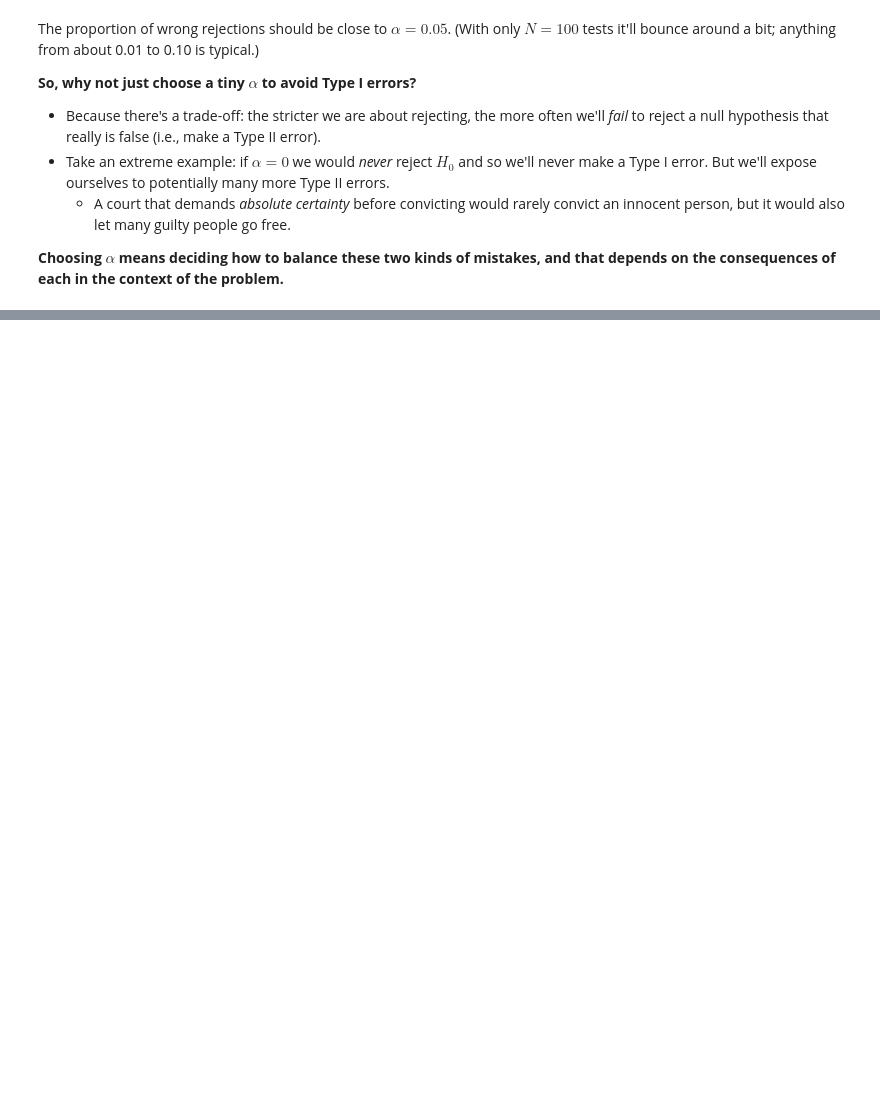
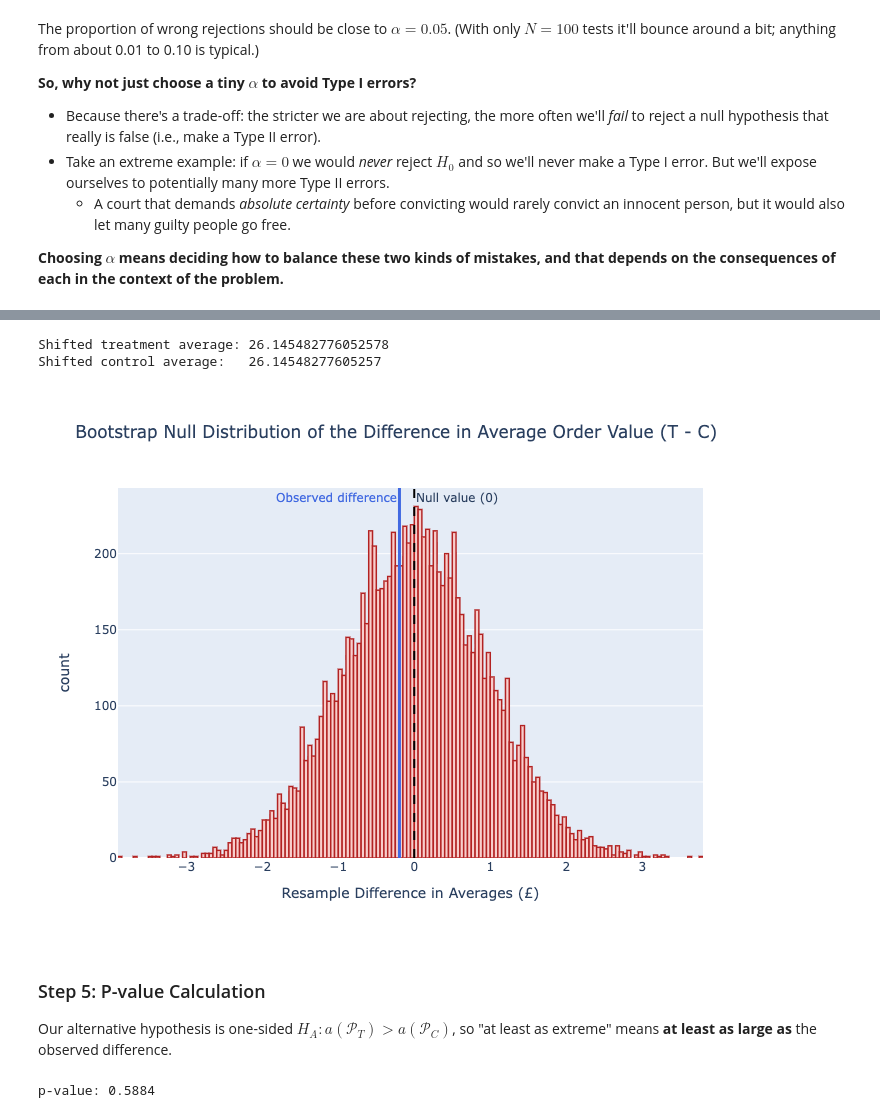
Before and after one commit to ntstevens/DATSC101, a Jupyter notebook: Lectures/7-Hypothesis Testing.ipynb, the cells around one changed output, grey strips where cells are left out. Saved outputs shown, nothing was run; the diff lists cells and outputs as text; code cells hidden in the pictures; blank space fills up the shorter version.

```diff
--- a/Lectures/7-Hypothesis Testing.ipynb
+++ b/Lectures/7-Hypothesis Testing.ipynb
@@ -720,0 +808,59 @@ The logic will be exactly the same: *simulate a world in which the null hypothes
+# %%
+# Shift both groups so they have the same average (the overall average), so H0 is true
+overall_mean = asos["Order.Value"].mean()
+shifted_treatment = S_T - S_T.mean() + overall_mean
+shifted_control   = S_C - S_C.mean() + overall_mean
+
+print(f"Shifted treatment average: {shifted_treatment.mean()}")
+print(f"Shifted control average:   {shifted_control.mean()}")
+# %% [output]
+Shifted treatment average: 26.145482776052578
+Shifted control average:   26.14548277605257
+# %%
+# Bootstrap each shifted group B = 10,000 times, recording the difference in averages each time
+B = 10000
+null_diffs = []
+
+for b in range(B):
+    resample_T = shifted_treatment.sample(n = len(S_T), replace = True)
+    resample_C = shifted_control.sample(n = len(S_C), replace = True)
+    null_diffs.append(resample_T.mean() - resample_C.mean())
+
+null_diffs = pd.Series(null_diffs)
+# %%
+# Visualize the null distribution and the observed test statistic
+fig = px.histogram(null_diffs,
+                   title = "Bootstrap Null Distribution of the Difference in Average Order Value (T - C)",
+                   labels = {"value":"Resample Difference in Averages (£)"},
+                   height = 550)
+
+fig.update_traces(showlegend = False,
+                  marker_color = "#F8CECC",
+                  marker_line_color = "firebrick",
+                  marker_line_width = 1.5)
+
+fig.add_vline(x = 0,
+              line_width = 2,
+              line_dash = "dash",
+              line_color = "black",
+              annotation_text = "Null value (0)",
+              annotation_position = "top right")
+
+fig.add_vline(x = observed_diff,
+              line_width = 3,
+              line_dash = "solid",
+              line_color = "royalblue",
+              annotation_text = "Observed difference",
+              annotation_position = "top left",
+              annotation_font_color = "royalblue")
+# %% [output]
+[figure, added]
+# %% [markdown]
+### Step 5: P-value Calculation
+
+Our alternative hypothesis is one-sided $H_A: a(\mathcal{P}_T) > a(\mathcal{P}_C)$, so "at least as extreme" means **at least as large as** the observed difference.
+# %%
+p_value = (null_diffs >= observed_diff).mean()
+print(f"p-value: {p_value}")
+# %% [output]
+p-value: 0.5884
```
Also changed, not shown: parts of 29 cells of this notebook.
